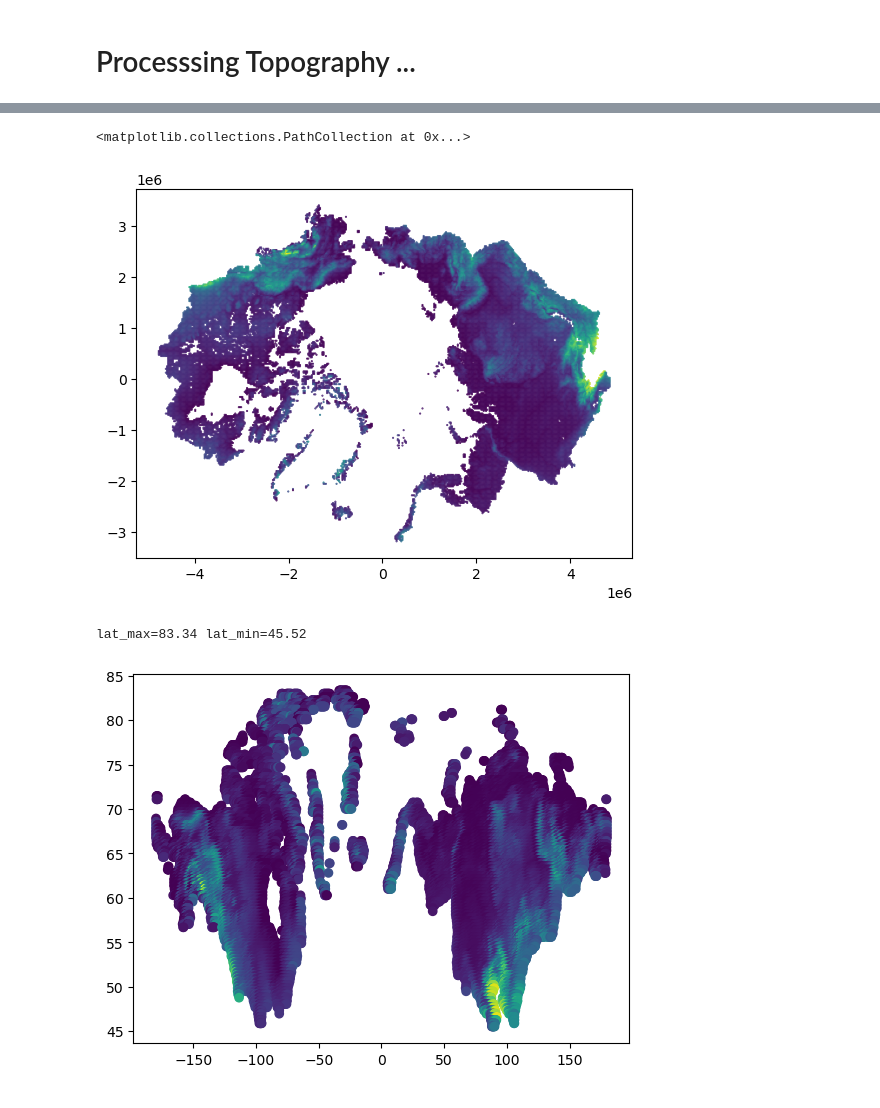
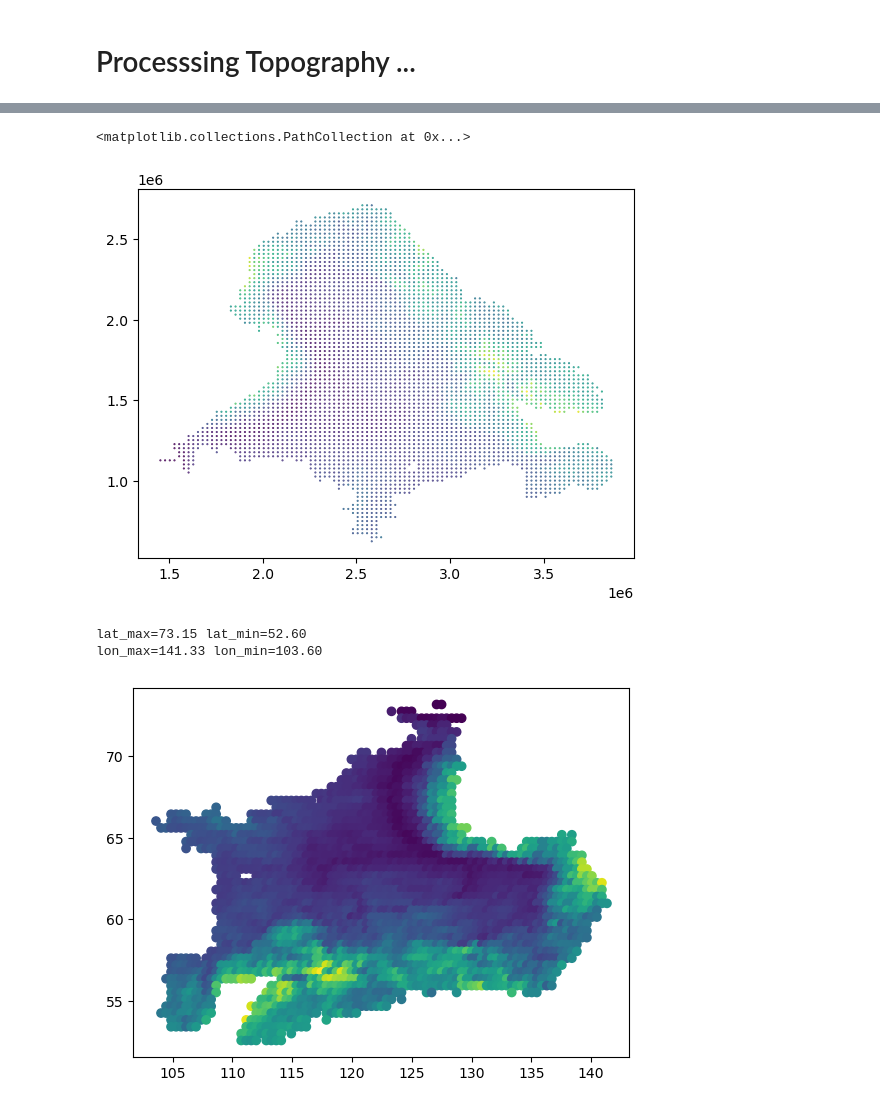
Before and after one commit to wk1984/Parallel-SnowModel-1.0, a Jupyter notebook: Arctic_Drainage/veg_topo/prepare_topo_vege.ipynb, the cells around one changed output, grey strips where cells are left out. Cells and saved outputs as stored; diff of their text form; code cells hidden in the pictures.

```diff
--- a/Arctic_Drainage/veg_topo/prepare_topo_vege.ipynb
+++ b/Arctic_Drainage/veg_topo/prepare_topo_vege.ipynb
@@ -25,6 +25,8 @@ icesheet = rioxarray.open_rasterio('IceMask01.asc').rio.write_crs(obj_proj)
 # icesheet = icesheet.rio.reproject('EPSG:4326')
 # %%
 drang = rioxarray.open_rasterio('PanArcticMask01.asc').rio.write_crs(obj_proj)
+# %%
+basin = rioxarray.open_rasterio('DrainageBasinMask01.asc').rio.write_crs(obj_proj)
 # %% [markdown]
 #  Processsing Vegetation ...
 # %%
@@ -42,14 +44,25 @@ vege.values[vege.values ==  0] = -9999
 vege.values[vege.values ==  9] = -9999
 vege.values[vege.values == 10] = -9999
 
-aaa = 5E6
-bbb = 3.75E6
+vege.values[~np.isin(basin.values, [5])] = -9999
+
+# vege.values[~np.where((basin.values == 4) or (basin.values == 5))] = -9999
+
+# aaa = 5E6
+# bbb = 3.75E6
+# ccc = -aaa
+# ddd = -bbb
+
+maxx = 3.9E6
+maxy = 2.7E6
+minx = 1.4E6
+miny = 0.5E6
 
 vege = vege.rio.clip_box(
-    minx=-aaa,
-    miny=-bbb,
-    maxx=aaa,
-    maxy=bbb,
+    minx=minx,
+    miny=miny,
+    maxx=maxx,
+    maxy=maxy,
 )
 
 vege_proj = vege.rio.reproject('EPSG:4326')
@@ -86,14 +98,14 @@ topo.values[drang.values == 0] = -9999
 topo.values[drang.values == 1] = -9999
 topo.values[drang.values == -9999] = -9999
 
-aaa = 5E6
-bbb = 3.75E6
+# aaa = 5E6
+# bbb = 3.75E6
 
 topo = topo.rio.clip_box(
-    minx=-aaa,
-    miny=-bbb,
-    maxx=aaa,
-    maxy=bbb,
+    minx=minx,
+    miny=miny,
+    maxx=maxx,
+    maxy=maxy,
 )
 
 topo.values[vege.values ==  0] = -9999
@@ -131,16 +143,20 @@ plt.scatter(lon[topo.values[0,:,:]>0], lat[topo.values[0,:,:]>0],
             s=0.25)
 # %% [output]
 <matplotlib.collections.PathCollection at 0x...>
-[figure, old version]
+[figure, new version]
 # %%
 lon2, lat2 = np.meshgrid(topo_proj.x, topo_proj.y)
 plt.scatter(lon2[topo_proj.values[0,:,:]>0], lat2[topo_proj.values[0,:,:]>0], c = topo_proj.values[0,:,:][topo_proj.values[0,:,:]>0])
 
 print("lat_max={:0.2f}".format(lat2[topo_proj.values[0,:,:]>0].max()),
       "lat_min={:0.2f}".format(lat2[topo_proj.values[0,:,:]>0].min()))
+
+print("lon_max={:0.2f}".format(lon2[topo_proj.values[0,:,:]>0].max()),
+      "lon_min={:0.2f}".format(lon2[topo_proj.values[0,:,:]>0].min()))
 # %% [output]
-lat_max=83.34 lat_min=45.52
+lat_max=73.15 lat_min=52.60
+lon_max=141.33 lon_min=103.60
-[figure, old version]
+[figure, new version]
 # %%
 topo00 = topo.copy()
 topo00.values[topo.values == -9999] = 0
```
Also changed, not shown: parts of 3 cells of this notebook.
